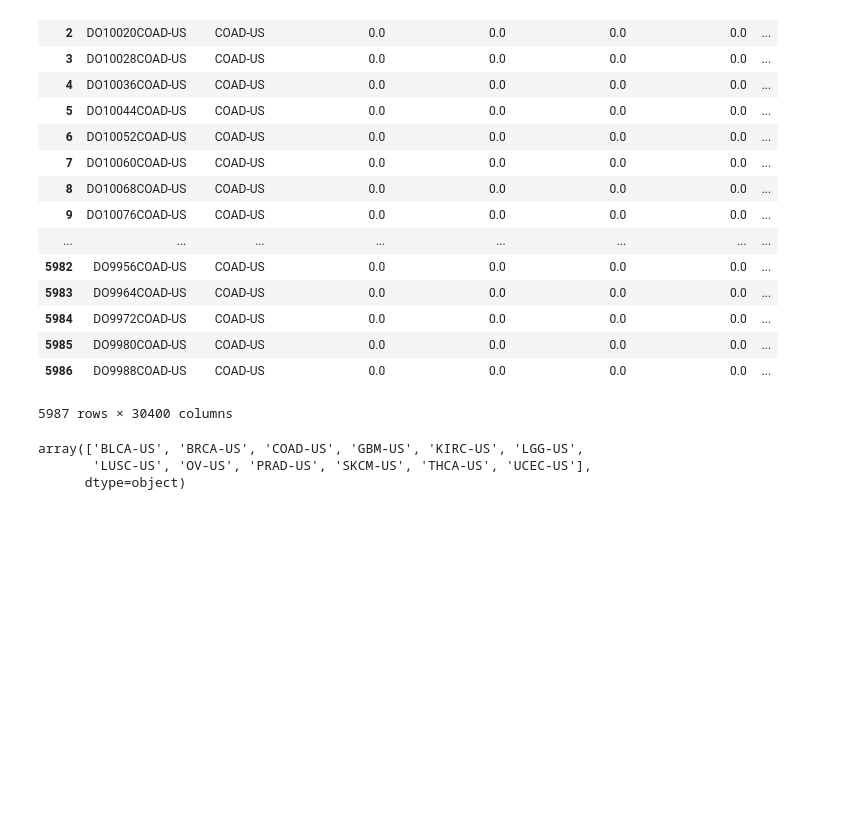
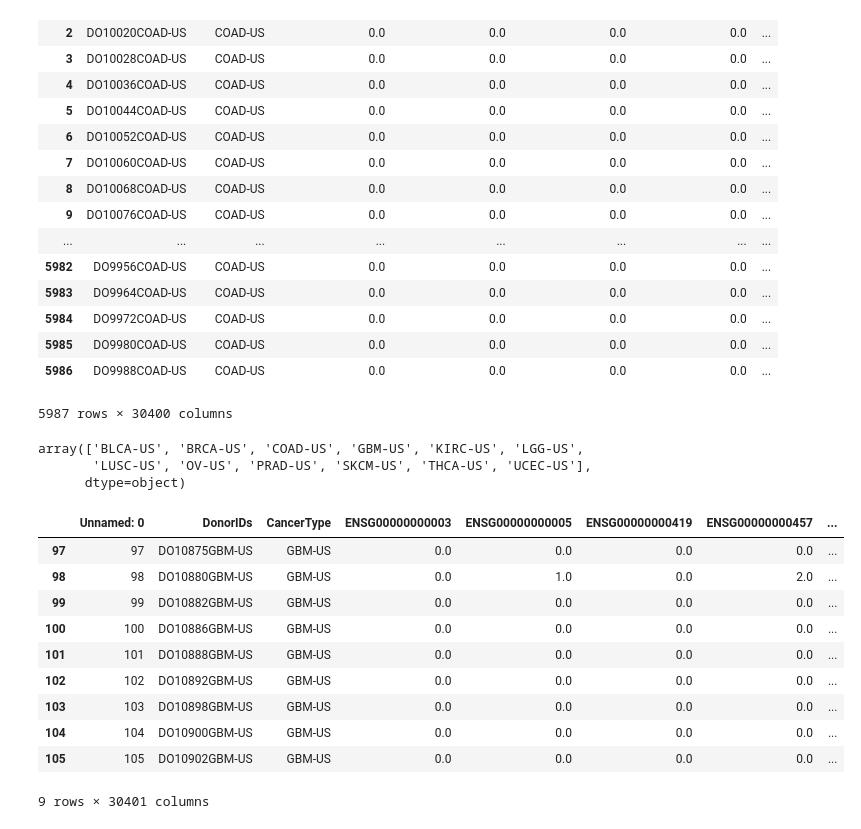
Before and after one commit to nimuh/cancer-dl, a Jupyter notebook: Encodings.ipynb, the cells around one changed output. Saved outputs shown, nothing was run; the diff lists cells and outputs as text; code cells hidden in the pictures; blank space fills up the shorter version.

```diff
--- a/Encodings.ipynb
+++ b/Encodings.ipynb
@@ -605,3 +605,19 @@ this_sum = encoding.sum(axis=1)
 this_sum
 # %%
 sum(this_sum)/len(this_sum)
+# %%
+temp = pd.read_csv('data/Gene_freq_encoding_FULL.csv')
+# %%
+temp[97:106]
+# %% [output]
+|  | Unnamed: 0 | DonorIDs | CancerType | ENSG00000000003 | ENSG00000000005 | ENSG00000000419 | ENSG00000000457 | ... |
+| 97 | 97 | DO10875GBM-US | GBM-US | 0.0 | 0.0 | 0.0 | 0.0 | ... |
+| 98 | 98 | DO10880GBM-US | GBM-US | 0.0 | 1.0 | 0.0 | 2.0 | ... |
+| 99 | 99 | DO10882GBM-US | GBM-US | 0.0 | 0.0 | 0.0 | 0.0 | ... |
+| 100 | 100 | DO10886GBM-US | GBM-US | 0.0 | 0.0 | 0.0 | 0.0 | ... |
+| 101 | 101 | DO10888GBM-US | GBM-US | 0.0 | 0.0 | 0.0 | 0.0 | ... |
+| 102 | 102 | DO10892GBM-US | GBM-US | 0.0 | 0.0 | 0.0 | 0.0 | ... |
+| 103 | 103 | DO10898GBM-US | GBM-US | 0.0 | 0.0 | 0.0 | 0.0 | ... |
+| 104 | 104 | DO10900GBM-US | GBM-US | 0.0 | 0.0 | 0.0 | 0.0 | ... |
+| 105 | 105 | DO10902GBM-US | GBM-US | 0.0 | 0.0 | 0.0 | 0.0 | ... |
+9 rows × 30401 columns
```
